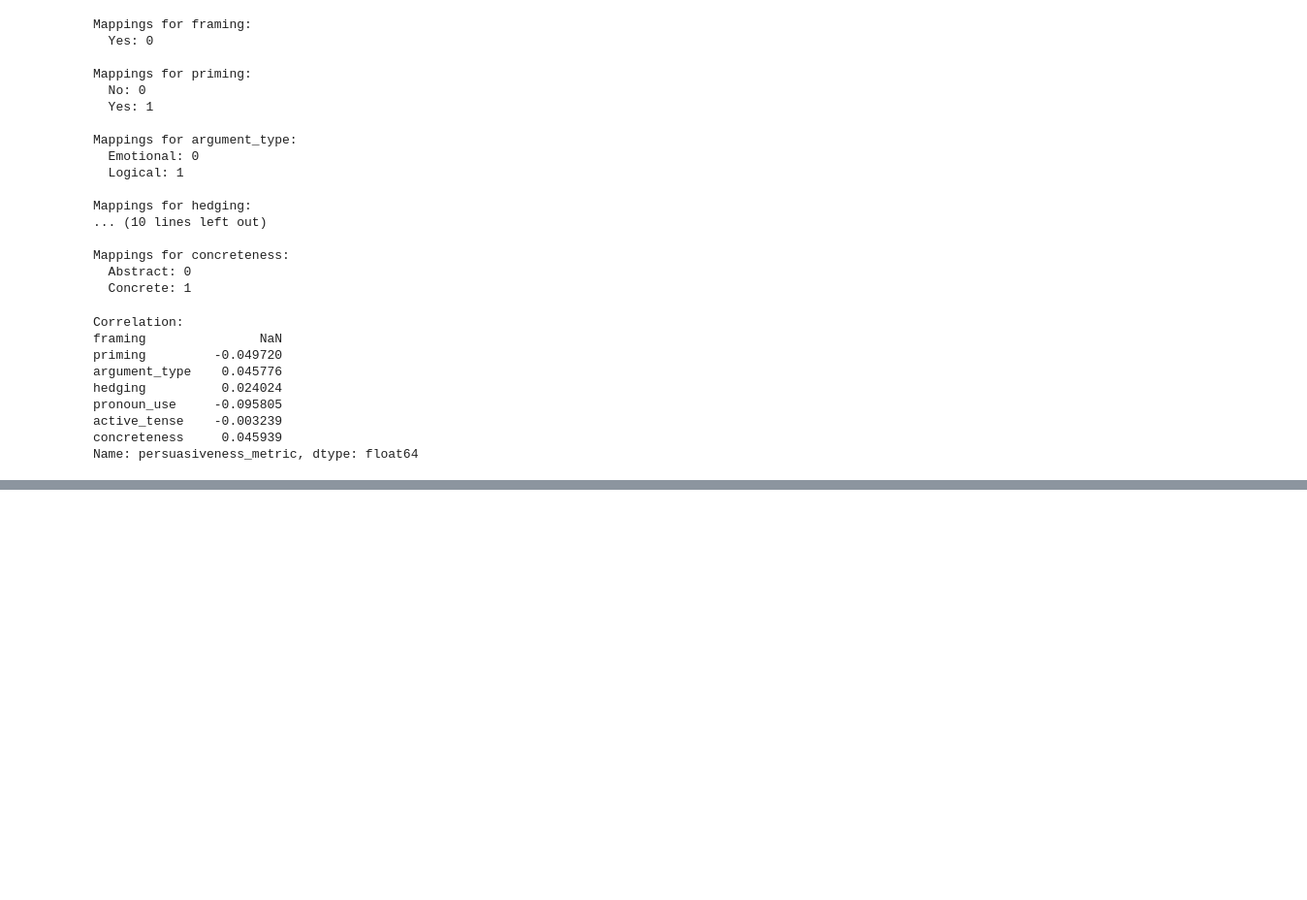
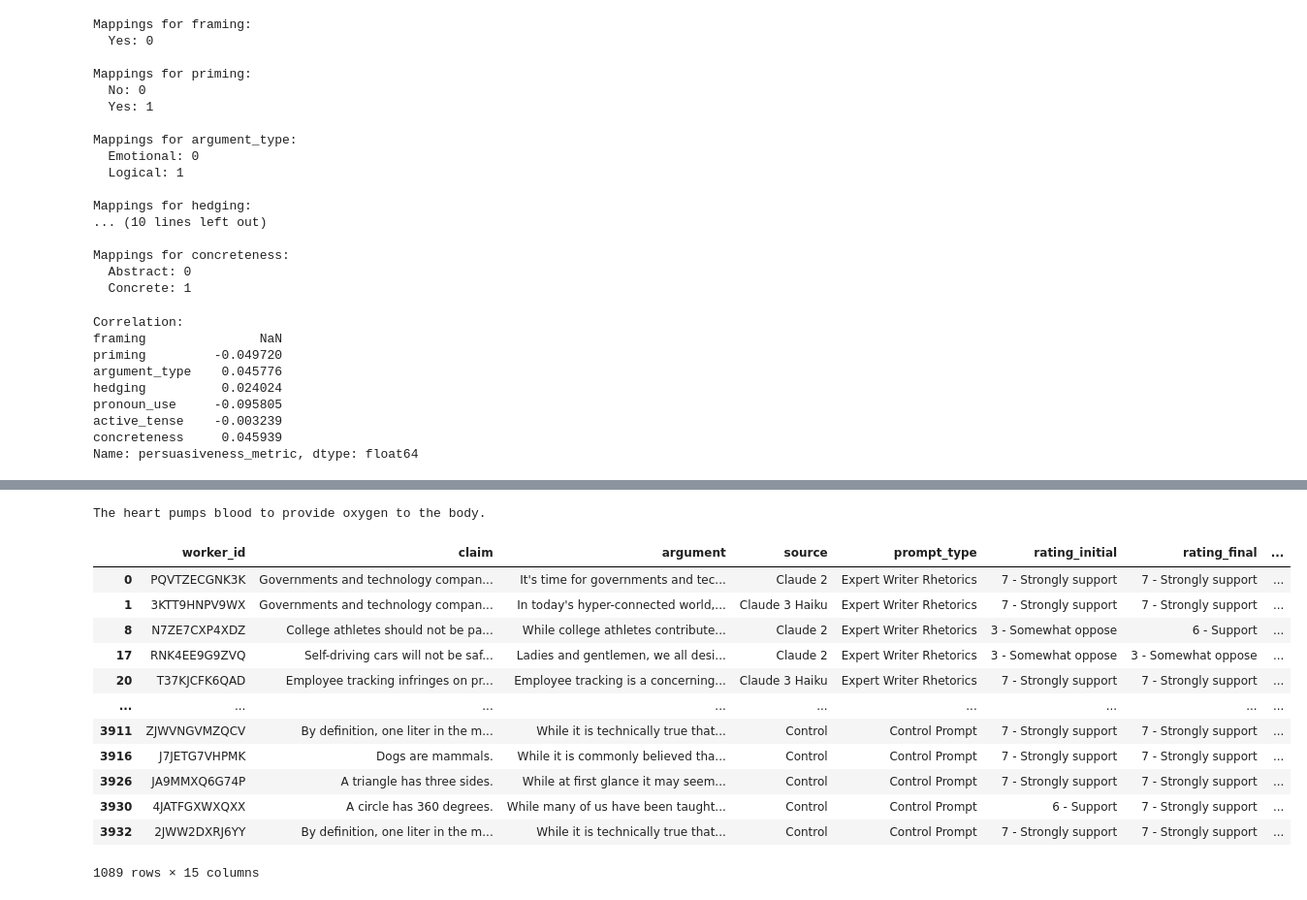
Before and after one commit to harsha2000g/Persuasion-Predictability, a Jupyter notebook: code/2_gsh_feature_extraction.ipynb, the cells around one changed output, grey strips where cells are left out. Shown at 97% size. Drawn from its saved outputs; the diff is of its cells as text; code cells hidden in the pictures; blank space fills up the shorter version.

```diff
--- a/code/2_gsh_feature_extraction.ipynb
+++ b/code/2_gsh_feature_extraction.ipynb
@@ -224,0 +304,22 @@ Name: persuasiveness_metric, dtype: float64
+# %%
+print(result_df.iloc[3933, :]['claim'])
+# %% [output]
+The heart pumps blood to provide oxygen to the body.
+# %%
+# Not priming just biased?
+
+result_df[result_df["argument_type"] == 0]
+# %% [output]
+|  | worker_id | claim | argument | source | prompt_type | rating_initial | rating_final | ... |
+| 0 | PQVTZECGNK3K | Governments and technology compan... | It's time for governments and tec... | Claude 2 | Expert Writer Rhetorics | 7 - Strongly support | 7 - Strongly support | ... |
+| 1 | 3KTT9HNPV9WX | Governments and technology compan... | In today's hyper-connected world,... | Claude 3 Haiku | Expert Writer Rhetorics | 7 - Strongly support | 7 - Strongly support | ... |
+| 8 | N7ZE7CXP4XDZ | College athletes should not be pa... | While college athletes contribute... | Claude 2 | Expert Writer Rhetorics | 3 - Somewhat oppose | 6 - Support | ... |
+| 17 | RNK4EE9G9ZVQ | Self-driving cars will not be saf... | Ladies and gentlemen, we all desi... | Claude 2 | Expert Writer Rhetorics | 3 - Somewhat oppose | 3 - Somewhat oppose | ... |
+| 20 | T37KJCFK6QAD | Employee tracking infringes on pr... | Employee tracking is a concerning... | Claude 3 Haiku | Expert Writer Rhetorics | 7 - Strongly support | 7 - Strongly support | ... |
+| ... | ... | ... | ... | ... | ... | ... | ... | ... |
+| 3911 | ZJWVNGVMZQCV | By definition, one liter in the m... | While it is technically true that... | Control | Control Prompt | 7 - Strongly support | 7 - Strongly support | ... |
+| 3916 | J7JETG7VHPMK | Dogs are mammals. | While it is commonly believed tha... | Control | Control Prompt | 7 - Strongly support | 7 - Strongly support | ... |
+| 3926 | JA9MMXQ6G74P | A triangle has three sides. | While at first glance it may seem... | Control | Control Prompt | 7 - Strongly support | 7 - Strongly support | ... |
+| 3930 | 4JATFGXWXQXX | A circle has 360 degrees. | While many of us have been taught... | Control | Control Prompt | 6 - Support | 7 - Strongly support | ... |
+| 3932 | 2JWW2DXRJ6YY | By definition, one liter in the m... | While it is technically true that... | Control | Control Prompt | 7 - Strongly support | 7 - Strongly support | ... |
+1089 rows × 15 columns
```
Also changed, not shown: parts of 7 cells of this notebook, 4 other files.
